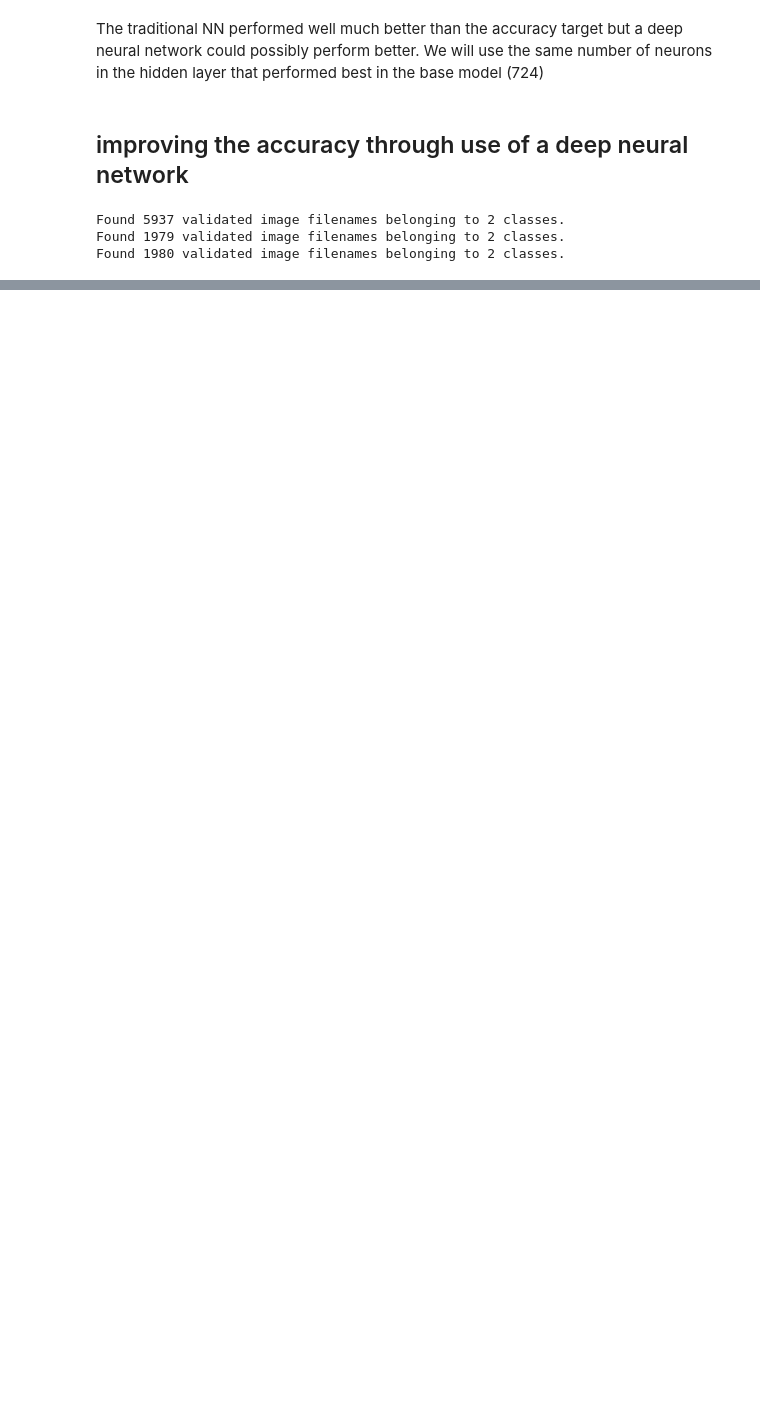
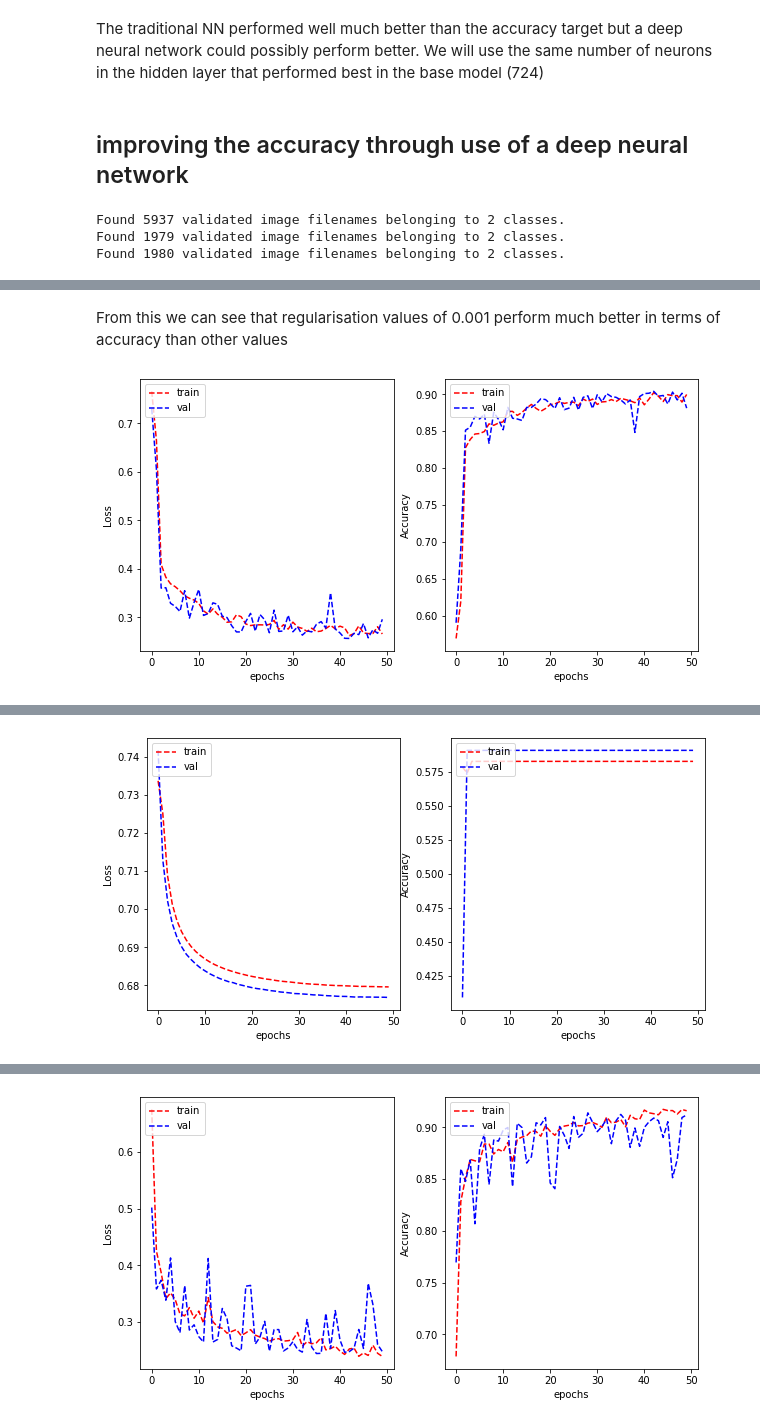
Before and after one commit to Iyer-Vijay/Image-Classification-Nuclei-Cancer-Cell, a Jupyter notebook: a2isCancerous.ipynb, the cells around one changed output, grey strips where cells are left out. Saved outputs shown, nothing was run; the diff lists cells and outputs as text; code cells hidden in the pictures; blank space fills up the shorter version.

```diff
--- a/a2isCancerous.ipynb
+++ b/a2isCancerous.ipynb
@@ -561,0 +568,7 @@ plot_learning_curve(history_VGG_2.history['loss'], history_VGG_2.history['val_lo
+# %% [markdown]
+From this we can see that regularisation values of 0.001 perform much better in terms of accuracy than other values
+# %%
+for drop in dropout:
+    build_model(0.001, drop, 0.001)
+# %% [output]
+[figure, added]
@@ -561,0 +577 @@ plot_learning_curve(history_VGG_2.history['loss'], history_VGG_2.history['val_lo
+[figure, added]
@@ -561,0 +580 @@ plot_learning_curve(history_VGG_2.history['loss'], history_VGG_2.history['val_lo
+[figure, added]
```
Also changed, not shown: parts of 24 cells of this notebook.
